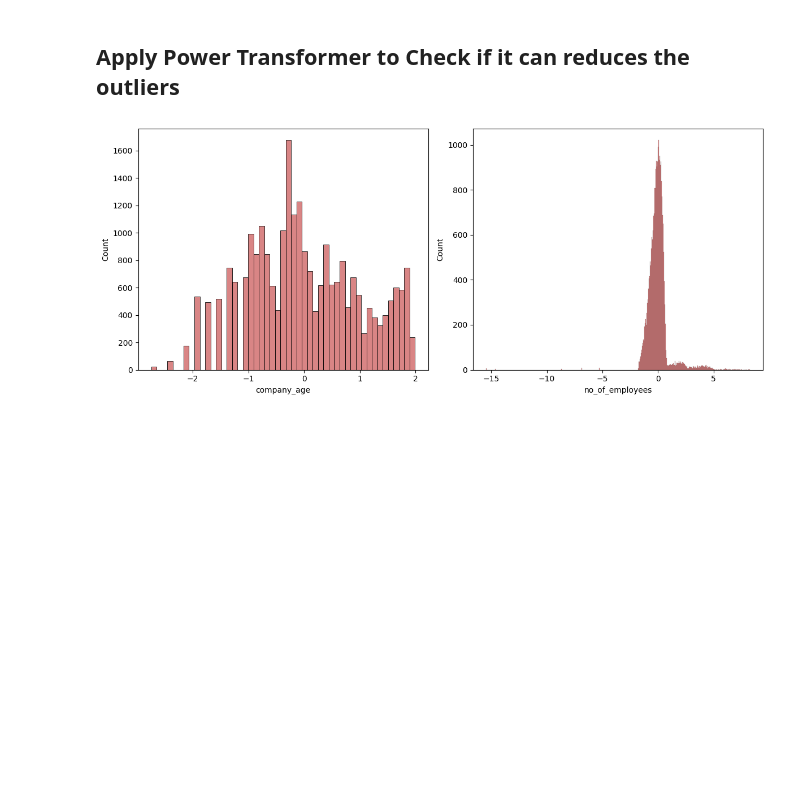
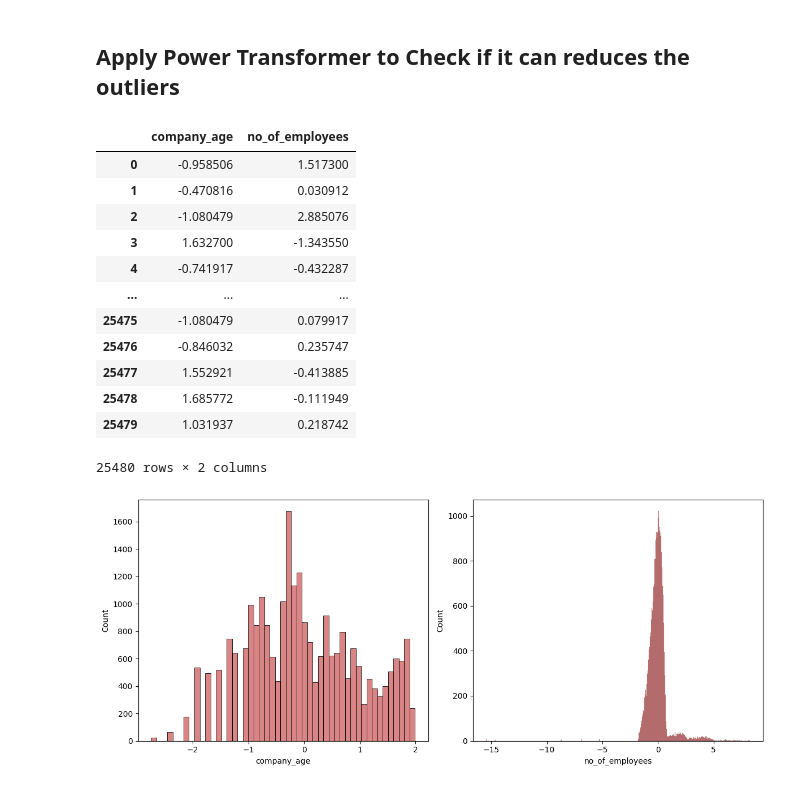
Before and after one commit to learnermp/MLOPs_Revision_Project_2026_01, a Jupyter notebook: notebook/2_Feature_Engineering_and_Model_Training.ipynb, the cells around one changed output. Drawn from its saved outputs; the diff is of its cells as text; code cells hidden in the pictures; blank space fills up the shorter version.

```diff
--- a/notebook/2_Feature_Engineering_and_Model_Training.ipynb
+++ b/notebook/2_Feature_Engineering_and_Model_Training.ipynb
@@ -192,6 +225,21 @@ transform_features = ['company_age', 'no_of_employees']
 X_copy = pt.fit_transform(X[transform_features])
 # %%
 X_copy = pd.DataFrame(X_copy, columns=transform_features)
+X_copy
+# %% [output]
+|  | company_age | no_of_employees |
+| 0 | -0.958506 | 1.517300 |
+| 1 | -0.470816 | 0.030912 |
+| 2 | -1.080479 | 2.885076 |
+| 3 | 1.632700 | -1.343550 |
+| 4 | -0.741917 | -0.432287 |
+| ... | ... | ... |
+| 25475 | -1.080479 | 0.079917 |
+| 25476 | -0.846032 | 0.235747 |
+| 25477 | 1.552921 | -0.413885 |
+| 25478 | 1.685772 | -0.111949 |
+| 25479 | 1.031937 | 0.218742 |
+25480 rows × 2 columns
 # %%
 plt.figure(figsize=(12, 5))
 for i, col in enumerate(transform_features):
```
Also changed, not shown: parts of 17 cells of this notebook, 9 other files.
